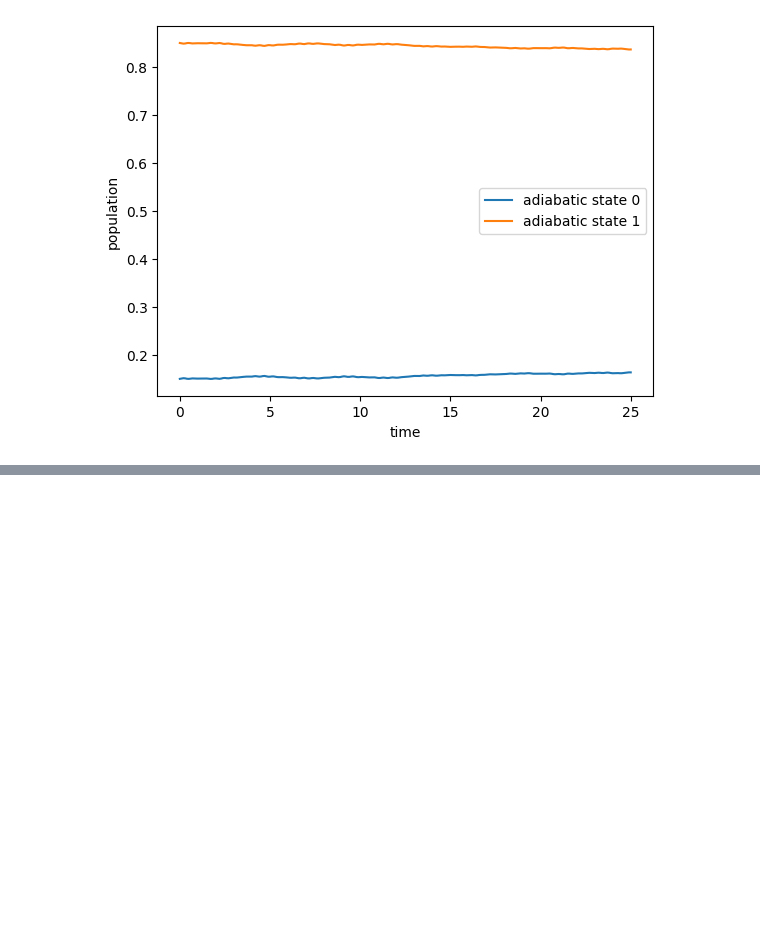
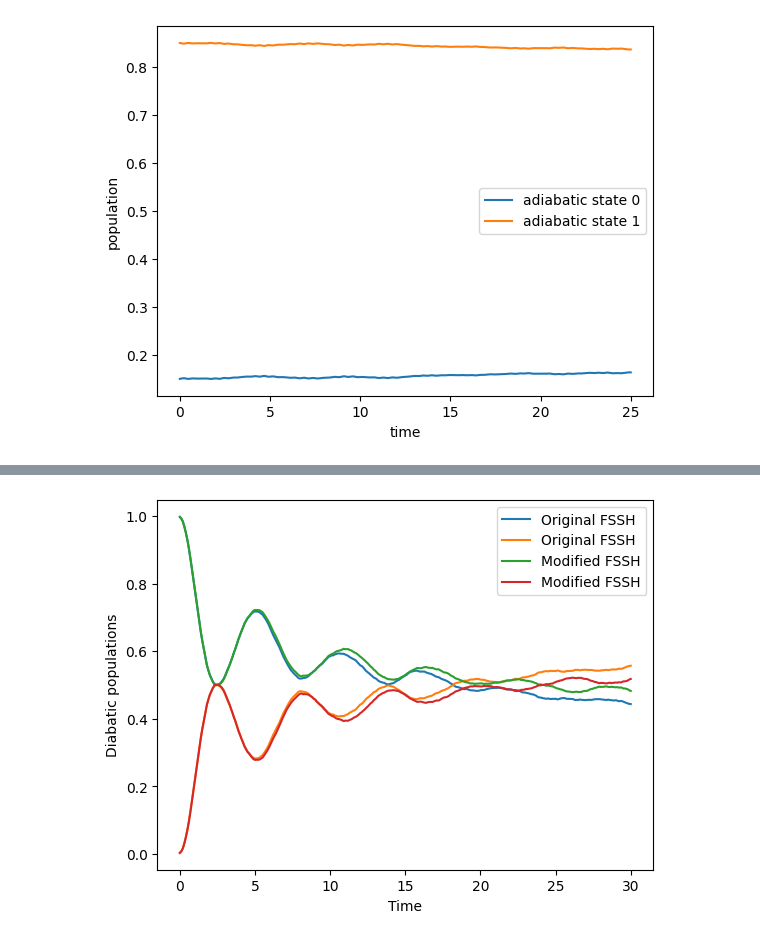
Before and after one commit to tempelaar-team/qclab-dev, a Jupyter notebook: examples/docs_example.ipynb, the cells around one changed output, grey strips where cells are left out. Saved outputs shown, nothing was run; the diff lists cells and outputs as text; code cells hidden in the pictures; blank space fills up the shorter version.

Commit message:
Updated docs for modified hop_function and for new FSSH algorithm modification example.

```diff
--- a/examples/docs_example.ipynb
+++ b/examples/docs_example.ipynb
@@ -817,3 +817,81 @@ plt.show()
 # %% [output]
 calculated quantities: dict_keys(['seed', 'norm_factor', 'dm_db', 'classical_energy', 'quantum_energy', 'response_function', 'pops_adb'])
 [figure]
+# %%
+import numpy as np
+import matplotlib.pyplot as plt
+def update_z_reverse_frustrated_fssh(algorithm, sim, parameters, state, **kwargs):
+        """
+        Reverse the velocities of frustrated trajectories in the FSSH algorithm.
+        """
+        # get the indices of trajectories that were frustrated
+        # (i.e., did not successfully hop but were eligible to hop)
+        frustrated_indices = state.hop_ind[~state.hop_successful]
+        # reverse the velocities for these indices, in the complex calssical coordinate
+        # formalism, this means conjugating the z coordiante.
+        state.z[frustrated_indices] = state.z[frustrated_indices].conj()
+        return parameters, state
+from qc_lab.algorithms import FewestSwitchesSurfaceHopping
+
+# Create an instance of the FSSH algorithm
+fssh_algorithm = FewestSwitchesSurfaceHopping()
+
+# Print the update recipe to see where to insert our task
+for ind, task in enumerate(fssh_algorithm.update_recipe):
+    print(f"Task #{ind}", task)
+
+# Insert the new task into the update recipe
+fssh_algorithm.update_recipe.insert(
+    10,
+    update_z_reverse_frustrated_fssh
+)
+for ind, task in enumerate(fssh_algorithm.update_recipe):
+    print(f"Task #{ind}", task)
+
+
+from qc_lab import Simulation # import simulation class
+from qc_lab.models import SpinBoson # import model class
+from qc_lab.dynamics import parallel_driver_multiprocessing
+
+# Create an instance of the original FSSH algorithm
+original_fssh_algorithm = FewestSwitchesSurfaceHopping()
+
+
+sim = Simulation()
+
+sim.settings.num_trajs = 4000
+sim.settings.batch_size = 1000
+sim.settings.tmax = 30
+sim.settings.dt_update = 0.01
+
+sim.model = SpinBoson({
+    'V':0.5,
+    'E':0.5,
+    'A':100,
+    'W':0.1,
+    'l_reorg':0.1,
+    'boson_mass':1.0,
+    'kBT':1.0,
+
+})
+sim.state.wf_db= np.array([1,0], dtype=complex)
+# Run the simulation with the original FSSH algorithm
+sim.algorithm = original_fssh_algorithm
+data_original = parallel_driver_multiprocessing(sim)
+
+# Now run the simulation with the modified FSSH algorithm
+sim.algorithm = fssh_algorithm
+data_modified = parallel_driver_multiprocessing(sim)
+
+t_original = data_original.data_dict['t']
+pops_original = np.real(np.einsum('tii->ti',data_original.data_dict['dm_db']))
+t_modified = data_modified.data_dict['t']
+pops_modified = np.real(np.einsum('tii->ti',data_modified.data_dict['dm_db']))
+plt.plot(t_original, pops_original, label='Original FSSH')
+plt.plot(t_modified, pops_modified, label='Modified FSSH')
+plt.xlabel('Time')
+plt.ylabel('Diabatic populations')
+plt.legend()
+#plt.savefig('modified_fssh_populations.png')
+plt.show()
+# %% [output]
@@ -819,0 +915 @@ calculated quantities: dict_keys(['seed', 'norm_factor', 'dm_db', 'classical_ene
+[figure, added]
```
Also changed, not shown: parts of 1 cell of this notebook, 7 other files.
